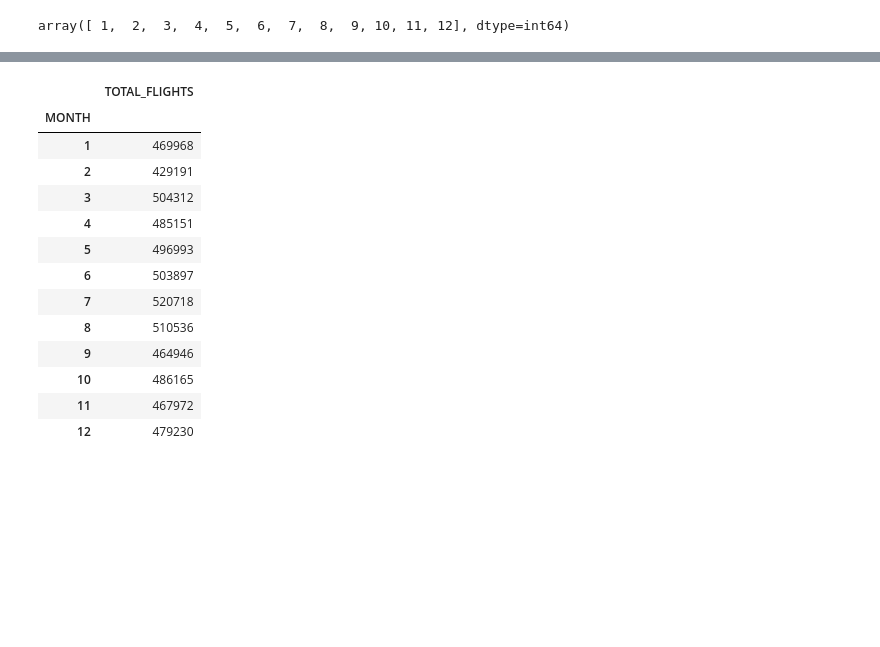
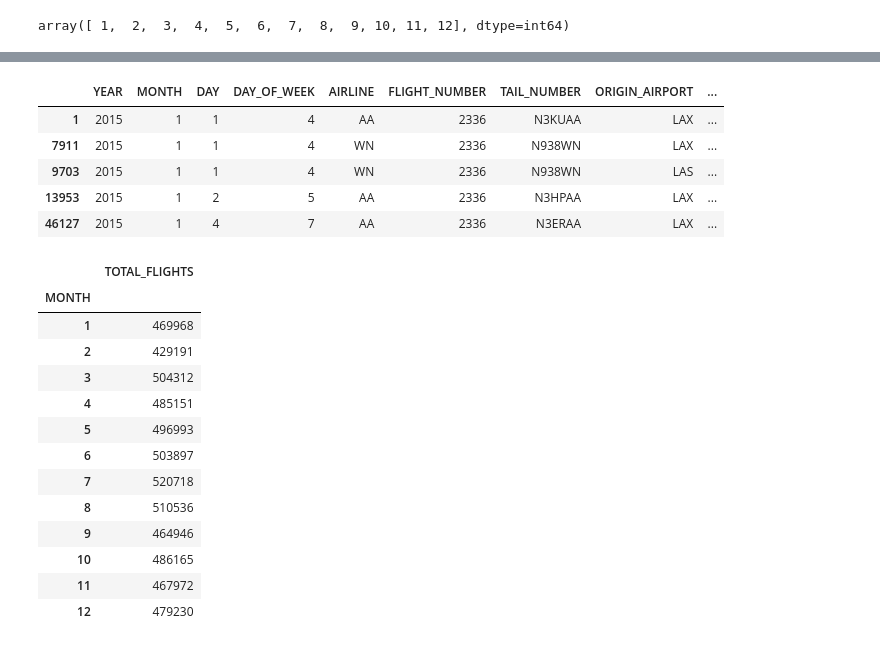
Before and after one commit to inesgfortis/Aircraft_Delays_Analysis, a Jupyter notebook: Pruebas Procesado.ipynb, the cells around one changed output, grey strips where cells are left out. Drawn from its saved outputs; the diff is of its cells as text; code cells hidden in the pictures; blank space fills up the shorter version.

```diff
--- a/Pruebas Procesado.ipynb
+++ b/Pruebas Procesado.ipynb
@@ -54,3 +150,14 @@ array([ 1,  2,  3,  4,  5,  6,  7,  8,  9, 10, 11, 12], dtype=int64)
+# %%
+is_in = df.loc[:, 'FLIGHT_NUMBER'] == 2336
+df = df.loc[is_in]
+df.head()
+# %% [output]
+|  | YEAR | MONTH | DAY | DAY_OF_WEEK | AIRLINE | FLIGHT_NUMBER | TAIL_NUMBER | ORIGIN_AIRPORT | ... |
+| 1 | 2015 | 1 | 1 | 4 | AA | 2336 | N3KUAA | LAX | ... |
+| 7911 | 2015 | 1 | 1 | 4 | WN | 2336 | N938WN | LAX | ... |
+| 9703 | 2015 | 1 | 1 | 4 | WN | 2336 | N938WN | LAS | ... |
+| 13953 | 2015 | 1 | 2 | 5 | AA | 2336 | N3HPAA | LAX | ... |
+| 46127 | 2015 | 1 | 4 | 7 | AA | 2336 | N3ERAA | LAX | ... |
 # %%
 dg = pd.DataFrame(df.groupby(df['MONTH'])["FLIGHT_NUMBER"].count())
 dg = dg.rename(columns={"FLIGHT_NUMBER":"TOTAL_FLIGHTS"})
```
Also changed, not shown: parts of 12 cells of this notebook, 5 other files.
